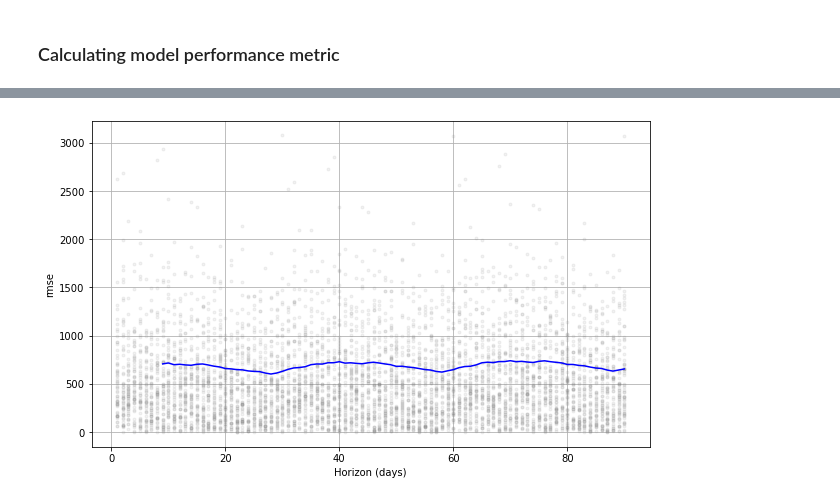
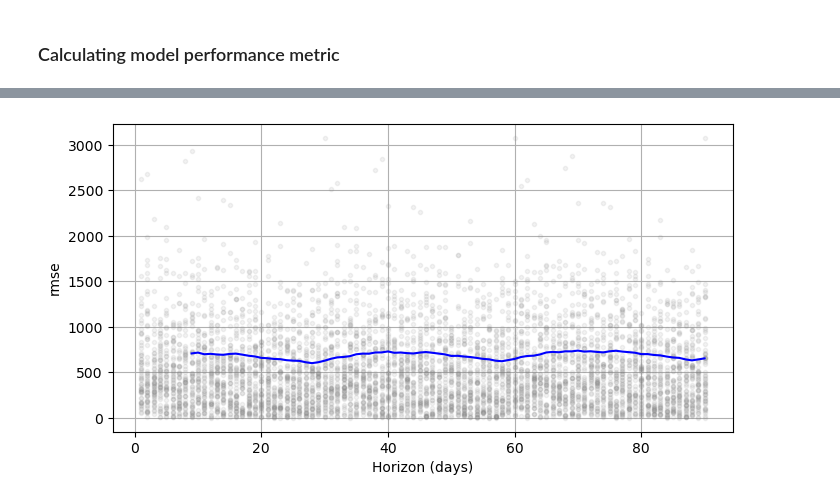
Before and after one commit to rahul-raoniar/Fremont-Bridge-bicycle-daily-count-prediction-project, a Jupyter notebook: Fremond_bicycle_count_forecast.ipynb, the cells around one changed output, grey strips where cells are left out. Drawn from its saved outputs; the diff is of its cells as text; code cells hidden in the pictures.

```diff
--- a/Fremond_bicycle_count_forecast.ipynb
+++ b/Fremond_bicycle_count_forecast.ipynb
@@ -202,11 +224,12 @@ df_p.head()
 # %%
 # Showing cross validation metric plot
 fig = plot_cross_validation_metric(df_cv,
                                    metric = 'rmse',
                                    rolling_window = 0.1)
+fig.set_size_inches(8, 4)
 plt.show()
 # %% [output]
-[figure, old version]
+[figure, new version]
 # %%
 # Saving figure
 fig.savefig("cross_validation_plot.png", dpi = 400, bbox_inches = "tight")
```
Also changed, not shown: parts of 8 cells of this notebook.
